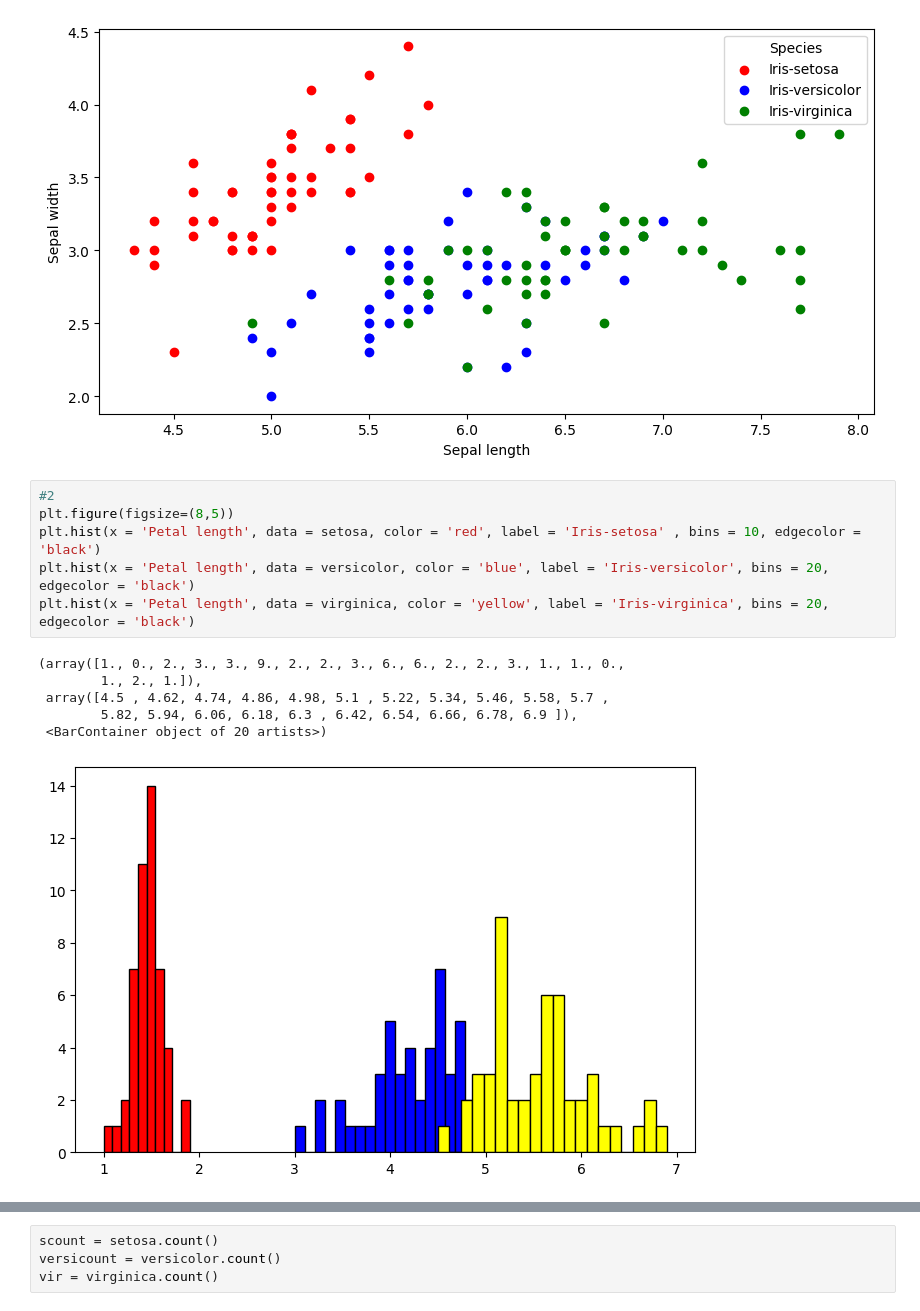
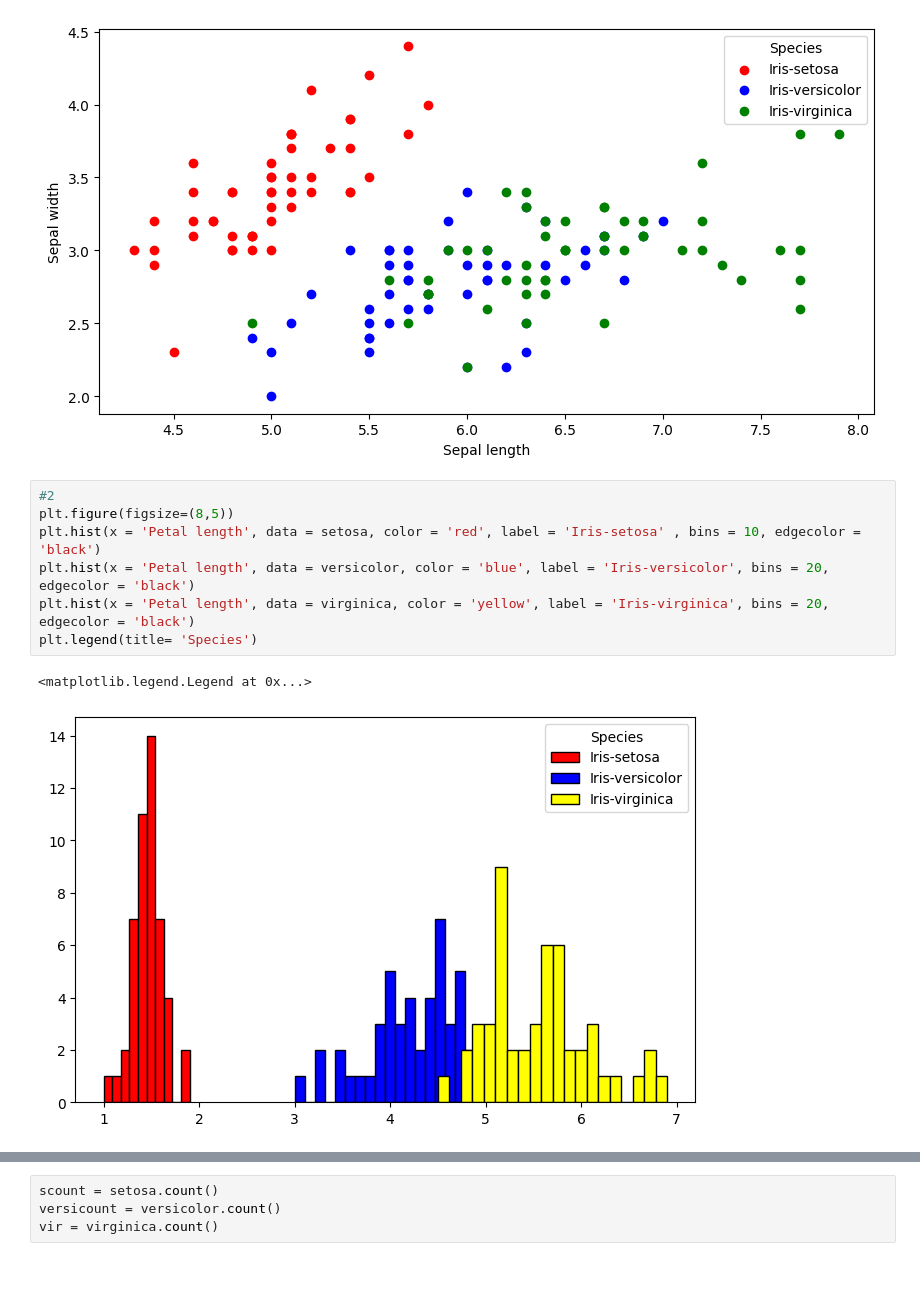
Before and after one commit to Srishti36912/python, a Jupyter notebook: practice.ipynb, the cells around one changed output, grey strips where cells are left out. Saved outputs shown, nothing was run; the diff lists cells and outputs as text; blank space fills up the shorter version.

```diff
--- a/practice.ipynb
+++ b/practice.ipynb
@@ -1118,16 +1118,13 @@ plt.legend(title= 'Species')
 # %%
 #2
 plt.figure(figsize=(8,5))
 plt.hist(x = 'Petal length', data = setosa, color = 'red', label = 'Iris-setosa' , bins = 10, edgecolor = 'black')
 plt.hist(x = 'Petal length', data = versicolor, color = 'blue', label = 'Iris-versicolor', bins = 20, edgecolor = 'black')
 plt.hist(x = 'Petal length', data = virginica, color = 'yellow', label = 'Iris-virginica', bins = 20, edgecolor = 'black')
+plt.legend(title= 'Species')
 # %% [output]
-(array([1., 0., 2., 3., 3., 9., 2., 2., 3., 6., 6., 2., 2., 3., 1., 1., 0.,
-        1., 2., 1.]),
- array([4.5 , 4.62, 4.74, 4.86, 4.98, 5.1 , 5.22, 5.34, 5.46, 5.58, 5.7 ,
-        5.82, 5.94, 6.06, 6.18, 6.3 , 6.42, 6.54, 6.66, 6.78, 6.9 ]),
- <BarContainer object of 20 artists>)
+<matplotlib.legend.Legend at 0x...>
-[figure, old version]
+[figure, new version]
 # %%
 #3
 plt.figure(figsize=(8,5))
```
Also changed, not shown: parts of 2 cells of this notebook.
